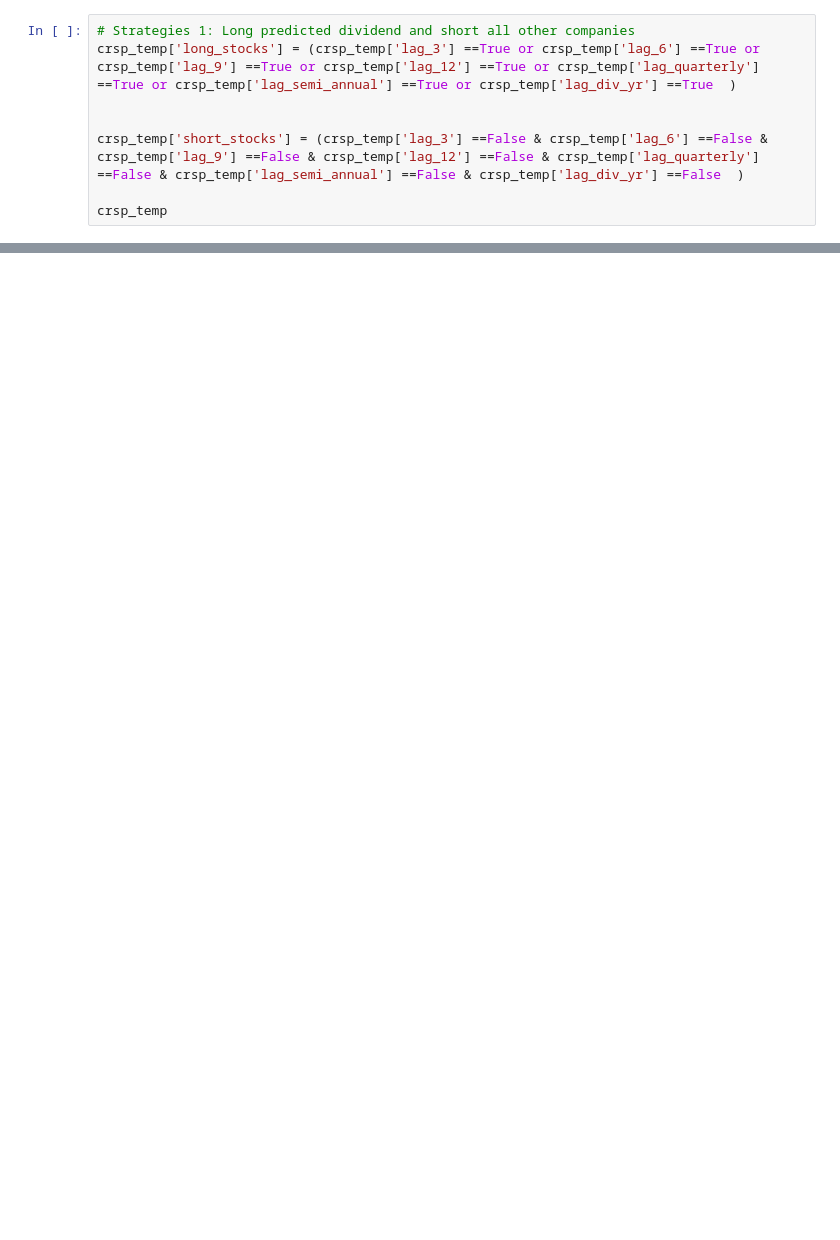
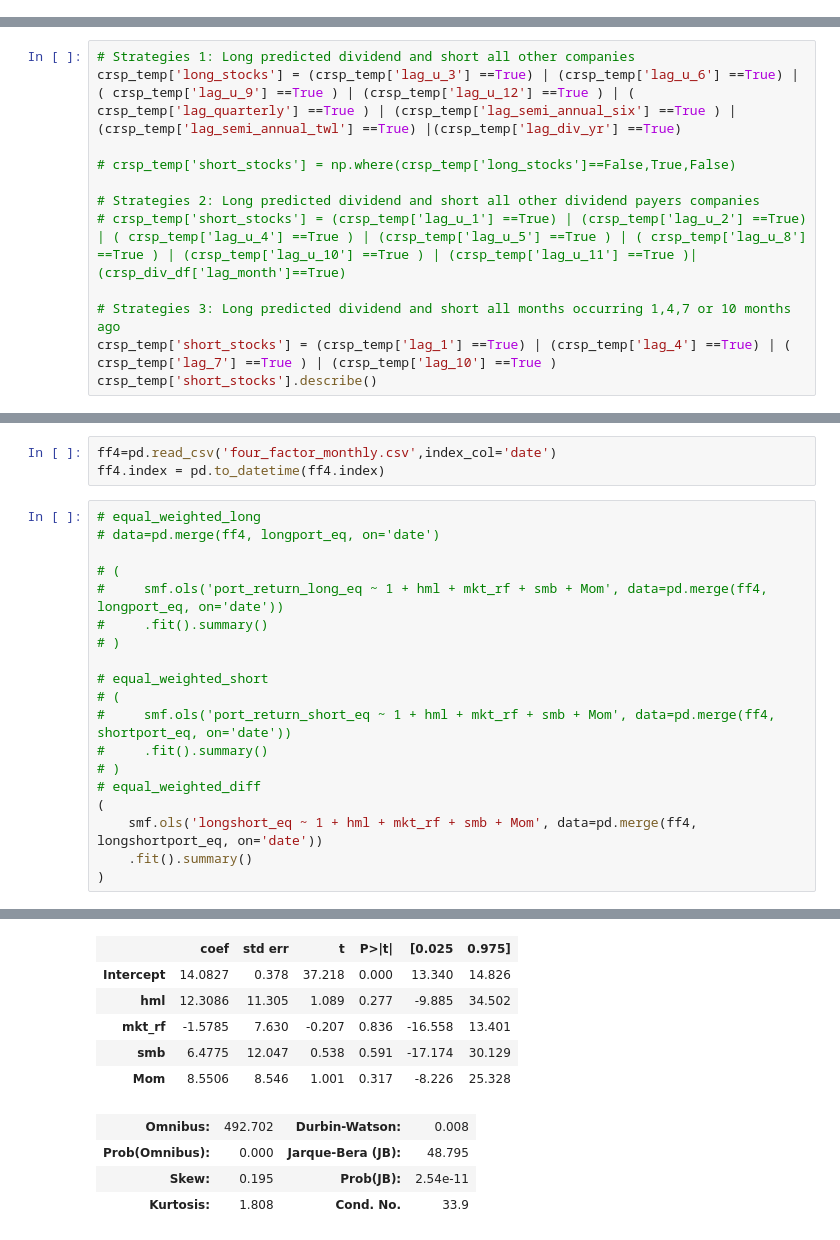
Before and after one commit to ptakchun/FINA4359-Project, a Jupyter notebook: table3.ipynb, the cells around one changed output, grey strips where cells are left out. Saved outputs shown, nothing was run; the diff lists cells and outputs as text; blank space fills up the shorter version.

Commit message:
temp_version_table3

```diff
--- a/table3.ipynb
+++ b/table3.ipynb
@@ -172,8 +164,0 @@ crsp_temp
-# %%
-# Strategies 1: Long predicted dividend and short all other companies
-crsp_temp['long_stocks'] = (crsp_temp['lag_3'] ==True or crsp_temp['lag_6'] ==True or crsp_temp['lag_9'] ==True or crsp_temp['lag_12'] ==True or crsp_temp['lag_quarterly'] ==True or crsp_temp['lag_semi_annual'] ==True or crsp_temp['lag_div_yr'] ==True  )
-
-
-crsp_temp['short_stocks'] = (crsp_temp['lag_3'] ==False & crsp_temp['lag_6'] ==False & crsp_temp['lag_9'] ==False & crsp_temp['lag_12'] ==False & crsp_temp['lag_quarterly'] ==False & crsp_temp['lag_semi_annual'] ==False & crsp_temp['lag_div_yr'] ==False  )
-
-crsp_temp
@@ -181,0 +165,12 @@ ValueError: The truth value of a Series is ambiguous. Use a.empty, a.bool(), a.i
+# %%
+# Strategies 1: Long predicted dividend and short all other companies
+crsp_temp['long_stocks'] = (crsp_temp['lag_u_3'] ==True) | (crsp_temp['lag_u_6'] ==True) | ( crsp_temp['lag_u_9'] ==True ) | (crsp_temp['lag_u_12'] ==True ) | ( crsp_temp['lag_quarterly'] ==True ) | (crsp_temp['lag_semi_annual_six'] ==True ) | (crsp_temp['lag_semi_annual_twl'] ==True) |(crsp_temp['lag_div_yr'] ==True)
+
+# crsp_temp['short_stocks'] = np.where(crsp_temp['long_stocks']==False,True,False)
+
+# Strategies 2: Long predicted dividend and short all other dividend payers companies
+# crsp_temp['short_stocks'] = (crsp_temp['lag_u_1'] ==True) | (crsp_temp['lag_u_2'] ==True) | ( crsp_temp['lag_u_4'] ==True ) | (crsp_temp['lag_u_5'] ==True ) | ( crsp_temp['lag_u_8'] ==True ) | (crsp_temp['lag_u_10'] ==True ) | (crsp_temp['lag_u_11'] ==True )| (crsp_div_df['lag_month']==True)
+
+# Strategies 3: Long predicted dividend and short all months occurring 1,4,7 or 10 months ago
+crsp_temp['short_stocks'] = (crsp_temp['lag_1'] ==True) | (crsp_temp['lag_4'] ==True) | ( crsp_temp['lag_7'] ==True ) | (crsp_temp['lag_10'] ==True )
+crsp_temp['short_stocks'].describe()
@@ -181,0 +265,23 @@ ValueError: The truth value of a Series is ambiguous. Use a.empty, a.bool(), a.i
+# %%
+ff4=pd.read_csv('four_factor_monthly.csv',index_col='date')
+ff4.index = pd.to_datetime(ff4.index)
+# %%
+# equal_weighted_long
+# data=pd.merge(ff4, longport_eq, on='date')
+
+# (
+#     smf.ols('port_return_long_eq ~ 1 + hml + mkt_rf + smb + Mom', data=pd.merge(ff4, longport_eq, on='date'))
+#     .fit().summary()
+# )
+
+# equal_weighted_short
+# (
+#     smf.ols('port_return_short_eq ~ 1 + hml + mkt_rf + smb + Mom', data=pd.merge(ff4, shortport_eq, on='date'))
+#     .fit().summary()
+# )
+# equal_weighted_diff
+(
+    smf.ols('longshort_eq ~ 1 + hml + mkt_rf + smb + Mom', data=pd.merge(ff4, longshortport_eq, on='date'))
+    .fit().summary()
+)
+# %% [output]
@@ -181,0 +298,10 @@ ValueError: The truth value of a Series is ambiguous. Use a.empty, a.bool(), a.i
+|  | coef | std err | t | P>|t| | [0.025 | 0.975] |
+| Intercept | 14.0827 | 0.378 | 37.218 | 0.000 | 13.340 | 14.826 |
+| hml | 12.3086 | 11.305 | 1.089 | 0.277 | -9.885 | 34.502 |
+| mkt_rf | -1.5785 | 7.630 | -0.207 | 0.836 | -16.558 | 13.401 |
+| smb | 6.4775 | 12.047 | 0.538 | 0.591 | -17.174 | 30.129 |
+| Mom | 8.5506 | 8.546 | 1.001 | 0.317 | -8.226 | 25.328 |
+| Omnibus: | 492.702 | Durbin-Watson: | 0.008 |
+| Prob(Omnibus): | 0.000 | Jarque-Bera (JB): | 48.795 |
+| Skew: | 0.195 | Prob(JB): | 2.54e-11 |
+| Kurtosis: | 1.808 | Cond. No. | 33.9 |
```
Also changed, not shown: parts of 16 cells of this notebook.
